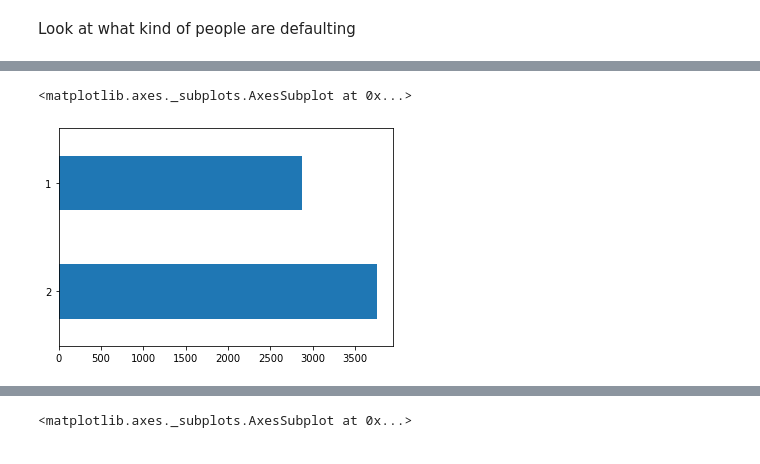
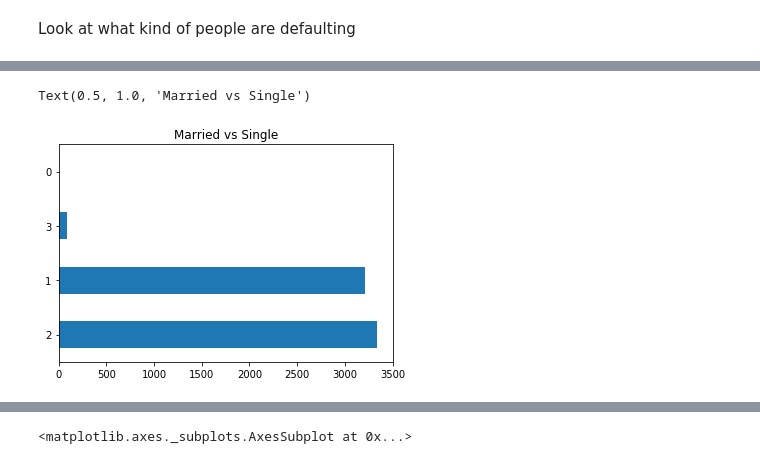
Before and after one commit to ewonguoft/flatiron_project, a Jupyter notebook: Predicting defaults in credit cards.ipynb, the cells around one changed output, grey strips where cells are left out. Saved outputs shown, nothing was run; the diff lists cells and outputs as text; code cells hidden in the pictures.

```diff
--- a/Predicting defaults in credit cards.ipynb
+++ b/Predicting defaults in credit cards.ipynb
@@ -125,5 +162,6 @@ defaulting.head()
 # %%
-defaulting.SEX.value_counts().plot(kind = "barh")
+defaulting.MARRIAGE.value_counts().plot(kind = "barh")
+plt.title('Married vs Single')
 # %% [output]
-<matplotlib.axes._subplots.AxesSubplot at 0x...>
+Text(0.5, 1.0, 'Married vs Single')
-[figure, old version]
+[figure, new version]
```
Also changed, not shown: parts of 54 cells of this notebook.
